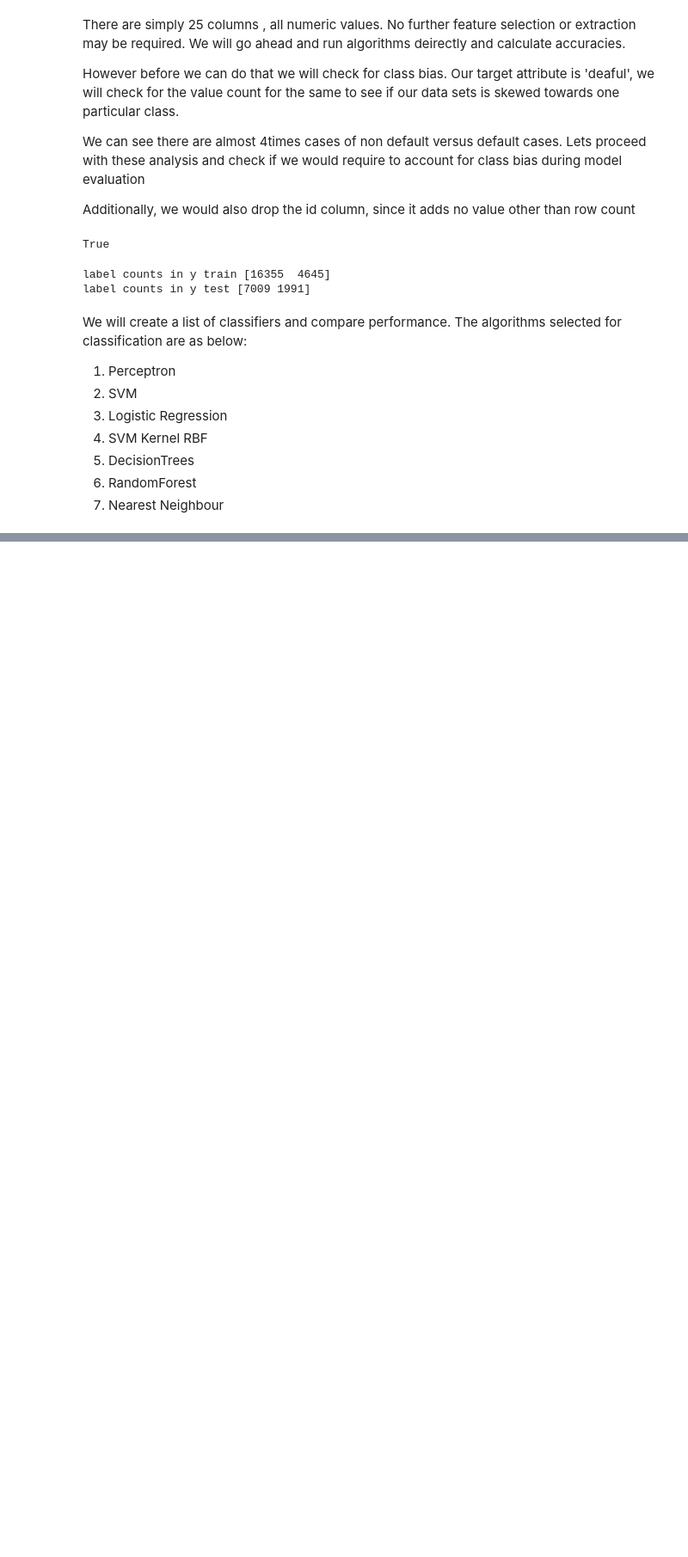
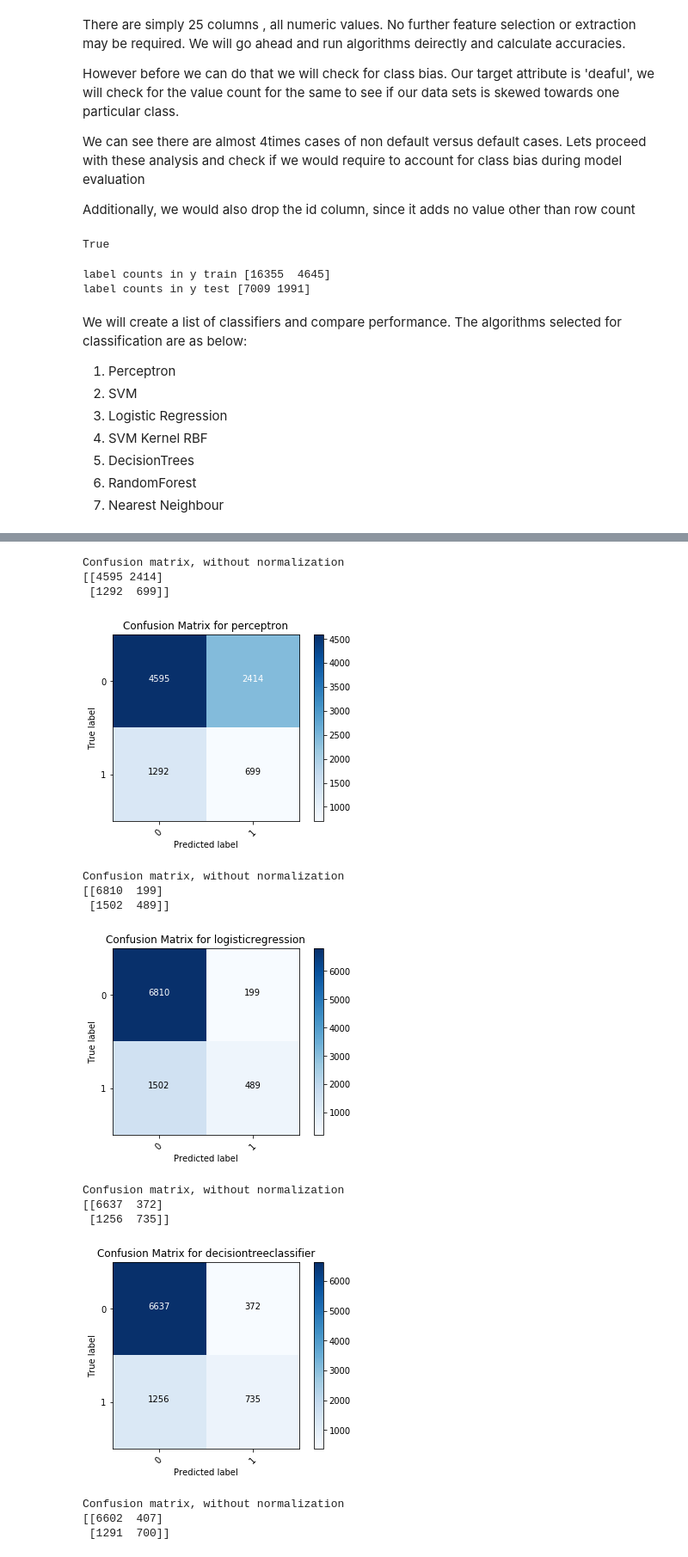
Before and after one commit to in-tandem/real-world-use-cases, a Jupyter notebook: supervised/classification/uci-credit-default/uci_credit_default_data_set_analysis.ipynb, the cells around one changed output, grey strips where cells are left out. Shown at 86% size. Cells and saved outputs as stored; diff of their text form; code cells hidden in the pictures; blank space fills up the shorter version.

```diff
--- a/supervised/classification/uci-credit-default/uci_credit_default_data_set_analysis.ipynb
+++ b/supervised/classification/uci-credit-default/uci_credit_default_data_set_analysis.ipynb
@@ -451,0 +448,22 @@ svc                          0.213849   [[6705, 304], [1341, 650]]
+# %%
+
+for i , j in enumerate(model_metrics):
+
+    _matrix = model_metrics[j]['confusion_matrix']
+    plot_confusion_matrix(_matrix, classes = [0,1], title = 'Confusion Matrix for %s'%j)
+# %% [output]
+Confusion matrix, without normalization
+[[4595 2414]
+ [1292  699]]
+[figure, added]
+Confusion matrix, without normalization
+[[6810  199]
+ [1502  489]]
+[figure, added]
+Confusion matrix, without normalization
+[[6637  372]
+ [1256  735]]
+[figure, added]
+Confusion matrix, without normalization
+[[6602  407]
+ [1291  700]]
```
Also changed, not shown: parts of 3 cells of this notebook.
